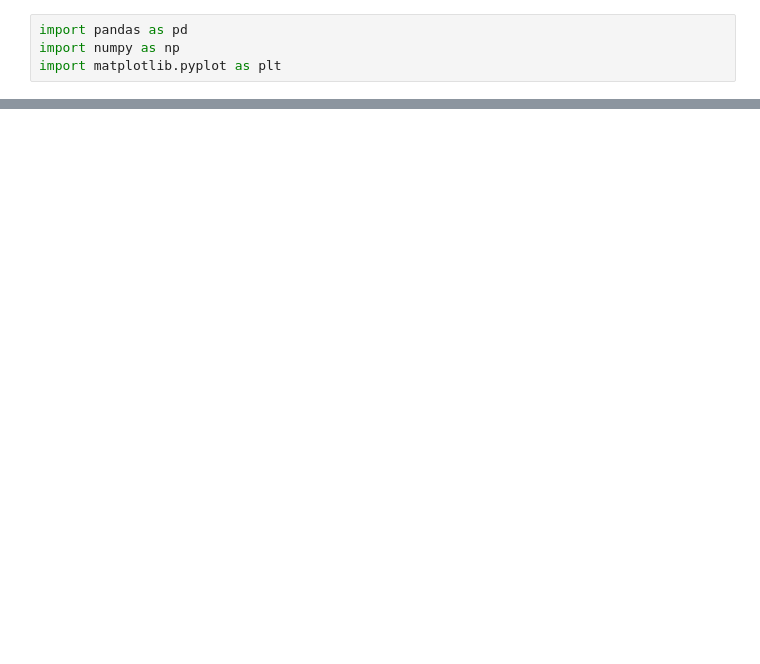
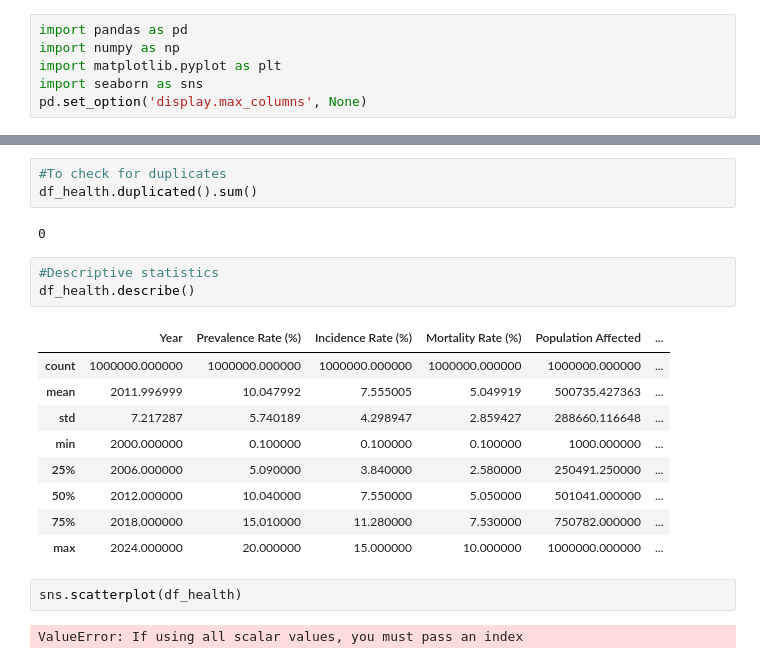
Before and after one commit to Otim135/Group_2_Phase_5_CAPSTONE_PROJECT, a Jupyter notebook: cyrus.ipynb, the cells around one changed output, grey strips where cells are left out. Cells and saved outputs as stored; diff of their text form; blank space fills up the shorter version.

```diff
--- a/cyrus.ipynb
+++ b/cyrus.ipynb
@@ -2,6 +34,8 @@
 import pandas as pd
 import numpy as np
 import matplotlib.pyplot as plt
+import seaborn as sns
+pd.set_option('display.max_columns', None)
 # %%
 df_health = pd.read_csv('Global_Health_Statistics.zip')
 df_health.head()
@@ -15,0 +90,22 @@ df_health.head()
+# %%
+#To check for duplicates
+df_health.duplicated().sum()
+# %% [output]
+0
+# %%
+#Descriptive statistics
+df_health.describe()
+# %% [output]
+|  | Year | Prevalence Rate (%) | Incidence Rate (%) | Mortality Rate (%) | Population Affected | ... |
+| count | 1000000.000000 | 1000000.000000 | 1000000.000000 | 1000000.000000 | 1000000.000000 | ... |
+| mean | 2011.996999 | 10.047992 | 7.555005 | 5.049919 | 500735.427363 | ... |
+| std | 7.217287 | 5.740189 | 4.298947 | 2.859427 | 288660.116648 | ... |
+| min | 2000.000000 | 0.100000 | 0.100000 | 0.100000 | 1000.000000 | ... |
+| 25% | 2006.000000 | 5.090000 | 3.840000 | 2.580000 | 250491.250000 | ... |
+| 50% | 2012.000000 | 10.040000 | 7.550000 | 5.050000 | 501041.000000 | ... |
+| 75% | 2018.000000 | 15.010000 | 11.280000 | 7.530000 | 750782.000000 | ... |
+| max | 2024.000000 | 20.000000 | 15.000000 | 10.000000 | 1000000.000000 | ... |
+# %%
+sns.scatterplot(df_health)
+# %% [output]
+ValueError: If using all scalar values, you must pass an index
```
Also changed, not shown: parts of 4 cells of this notebook.
